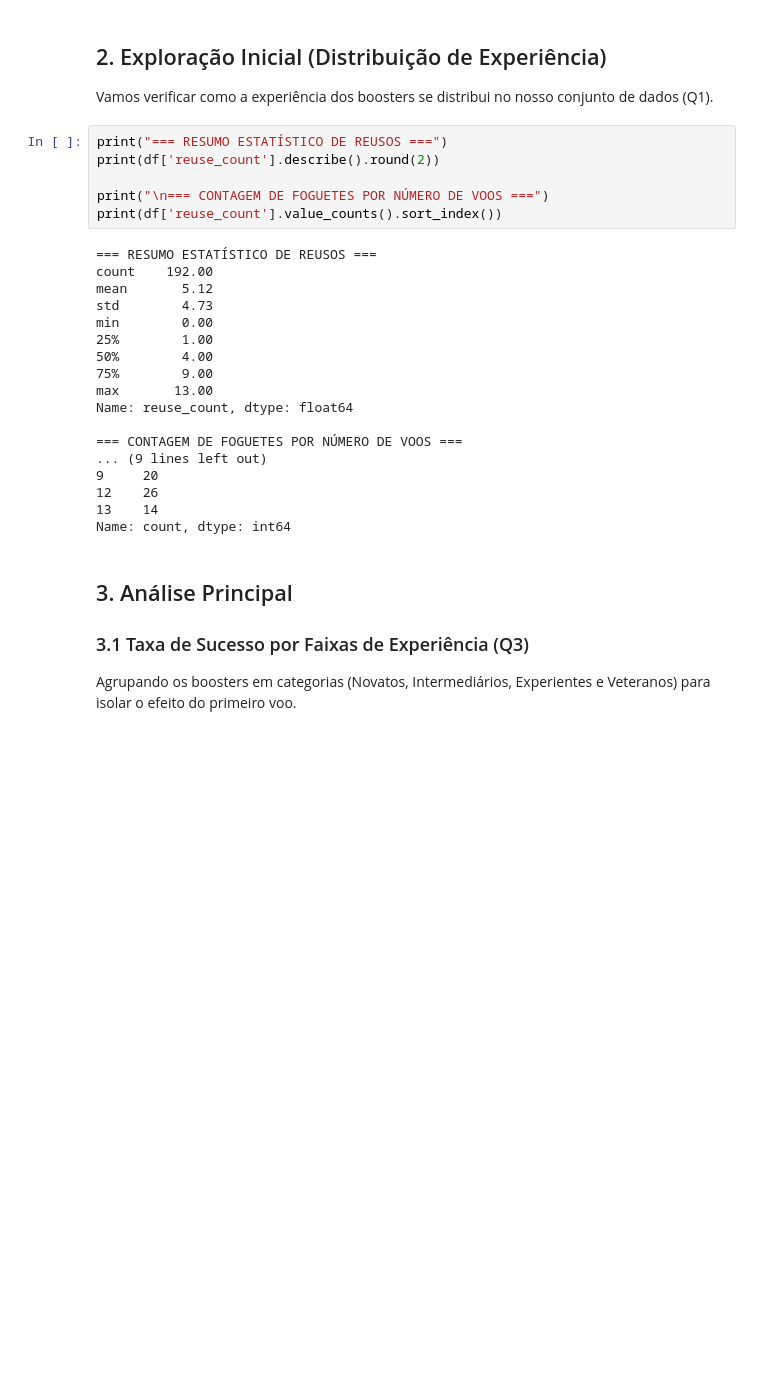
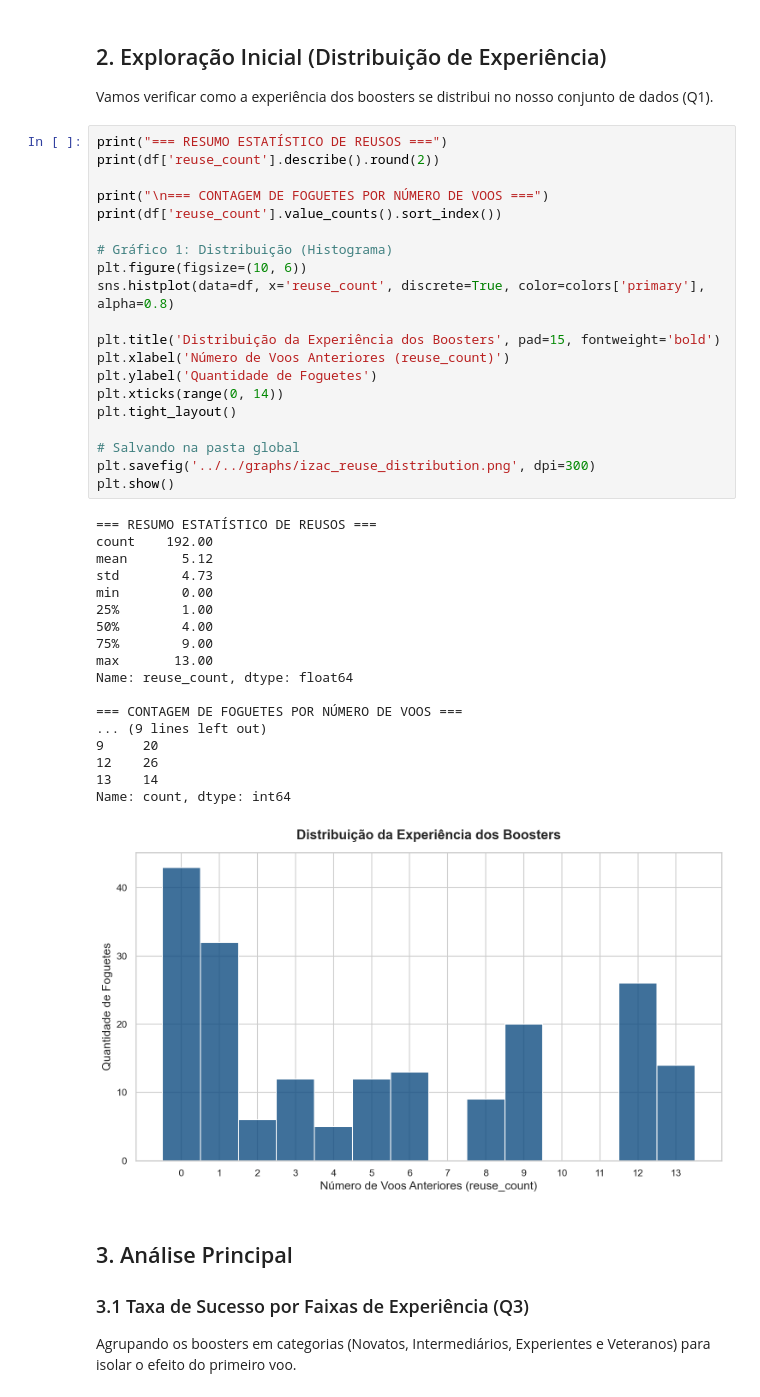
Before and after one commit to Lucasgrf/spacex-reliability-study, a Jupyter notebook: analyses/izac/experience_analysis.ipynb, the cells around one changed output. Drawn from its saved outputs; the diff is of its cells as text; blank space fills up the shorter version.

```diff
--- a/analyses/izac/experience_analysis.ipynb
+++ b/analyses/izac/experience_analysis.ipynb
@@ -49,30 +74,45 @@ Colunas: 9
 # %% [markdown]
 ## 2. Exploração Inicial (Distribuição de Experiência)
 Vamos verificar como a experiência dos boosters se distribui no nosso conjunto de dados (Q1).
-# %%
-print("=== RESUMO ESTATÍSTICO DE REUSOS ===")
-print(df['reuse_count'].describe().round(2))
-
-print("\n=== CONTAGEM DE FOGUETES POR NÚMERO DE VOOS ===")
-print(df['reuse_count'].value_counts().sort_index())
-# %% [output]
-=== RESUMO ESTATÍSTICO DE REUSOS ===
-count    192.00
-mean       5.12
-std        4.73
-min        0.00
-25%        1.00
-50%        4.00
-75%        9.00
-max       13.00
-Name: reuse_count, dtype: float64
-
-=== CONTAGEM DE FOGUETES POR NÚMERO DE VOOS ===
-... (9 lines left out)
-9     20
-12    26
-13    14
-Name: count, dtype: int64
+# %%
+print("=== RESUMO ESTATÍSTICO DE REUSOS ===")
+print(df['reuse_count'].describe().round(2))
+
+print("\n=== CONTAGEM DE FOGUETES POR NÚMERO DE VOOS ===")
+print(df['reuse_count'].value_counts().sort_index())
+
+# Gráfico 1: Distribuição (Histograma)
+plt.figure(figsize=(10, 6))
+sns.histplot(data=df, x='reuse_count', discrete=True, color=colors['primary'], alpha=0.8)
+
+plt.title('Distribuição da Experiência dos Boosters', pad=15, fontweight='bold')
+plt.xlabel('Número de Voos Anteriores (reuse_count)')
+plt.ylabel('Quantidade de Foguetes')
+plt.xticks(range(0, 14))
+plt.tight_layout()
+
+# Salvando na pasta global
+plt.savefig('../../graphs/izac_reuse_distribution.png', dpi=300)
+plt.show()
+# %% [output]
+=== RESUMO ESTATÍSTICO DE REUSOS ===
+count    192.00
+mean       5.12
+std        4.73
+min        0.00
+25%        1.00
+50%        4.00
+75%        9.00
+max       13.00
+Name: reuse_count, dtype: float64
+
+=== CONTAGEM DE FOGUETES POR NÚMERO DE VOOS ===
+... (9 lines left out)
+9     20
+12    26
+13    14
+Name: count, dtype: int64
+[figure, added]
 # %% [markdown]
 ## 3. Análise Principal
 
```
Also changed, not shown: parts of 14 cells of this notebook.
